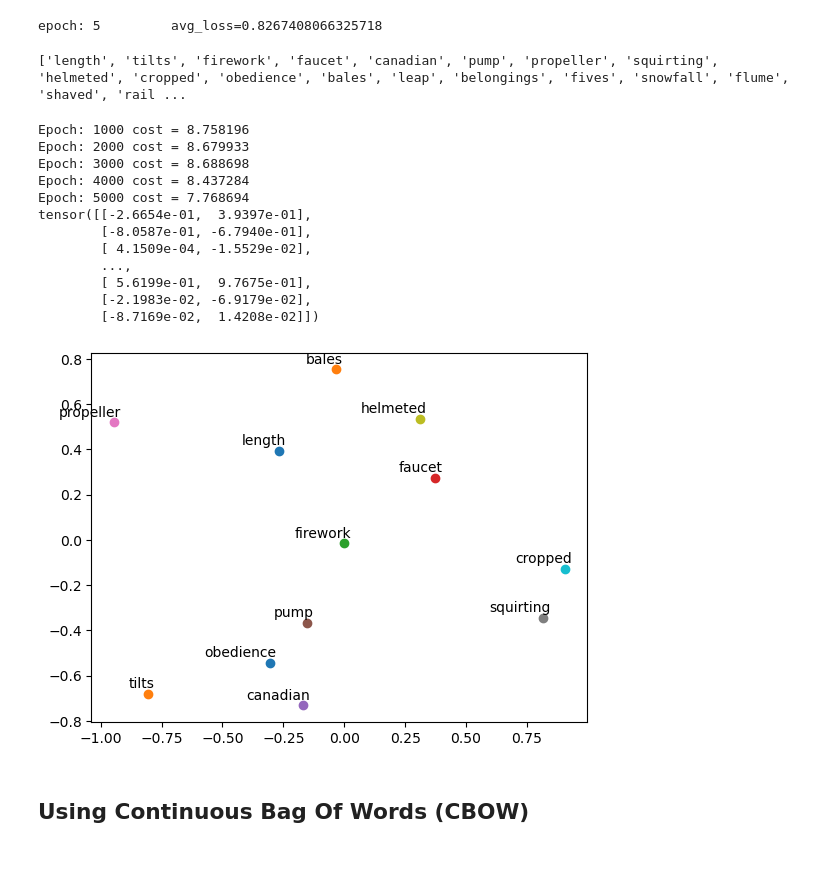
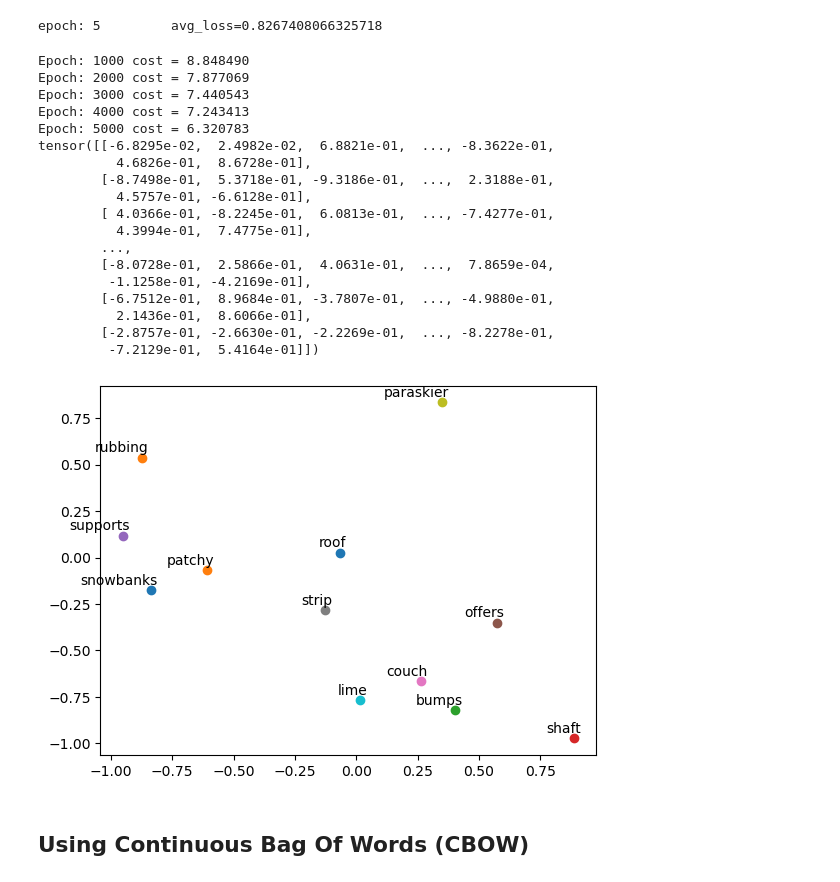
Before and after one commit to mohamednegm0/nlp-image-captioning-project, a Jupyter notebook: nlp_image_captioning_project.ipynb, the cells around one changed output. Cells and saved outputs as stored; diff of their text form; code cells hidden in the pictures.

```diff
--- a/nlp_image_captioning_project.ipynb
+++ b/nlp_image_captioning_project.ipynb
@@ -855,6 +855,10 @@ captions = []
 word_sequence=[]
 temp=[]
 for values in trainImgToCaptions.values():
+    for caption in values:
+        captions.append(caption)
+
+for values in testImgToCaptions.values():
     for caption in values:
         captions.append(caption)
 
@@ -872,28 +876,28 @@ dtype = torch.FloatTensor
 
 # build the vocabulary
 word_list = list(set(word_sequence))
-print(word_list)
+#print(word_list)
 word_dict = {w: i for i, w in enumerate(word_list)}
 #print(word_dict)
 
 # Word2Vec Parameter
-batch_size = 20  # To show 2 dim embedding graph
-embedding_size = 2  # To show 2 dim embedding graph
+batch_size = 20
+embedding_size = 32
 voc_size = len(word_list)
 
 # Make skip gram of one size window
 skip_grams = []
-for i in range(1, len(word_sequence) - 1):
+for i in range(1, len(word_sequence) - 3):
     input = word_dict[word_sequence[i]]
-    context = [word_dict[word_sequence[i - 1]], word_dict[word_sequence[i + 1]]]
+    context = [word_dict[word_sequence[i - 3]], word_dict[word_sequence[i + 3]]]
 
     for w in context:
         skip_grams.append([input, w])
 
 
 #plot some data
-skip_grams[:6]
-np.random.seed(172)
+#skip_grams[:6]
+#np.random.seed(172)
 
 def random_batch(data, size):
     random_inputs = []
@@ -907,7 +911,7 @@ def random_batch(data, size):
 
     return random_inputs, random_labels
 
-random_batch(skip_grams[:6], size=3)
+#random_batch(skip_grams[:6], size=3)
 
 # inputs: like , i, dog , context: i, dog, i
 
@@ -942,47 +946,52 @@ for epoch in range(5000):
     input_batch = torch.Tensor(input_batch)
     target_batch = torch.LongTensor(target_batch)
 
     optimizer.zero_grad()
     output = model(input_batch)
 
     loss = criterion(output, target_batch)
     if (epoch + 1)%1000 == 0:
         print('Epoch:', '%04d' % (epoch + 1), 'cost =', '{:.6f}'.format(loss))
 
     loss.backward()
     optimizer.step()
 
 # Learned W
 W, _= model.parameters()
 
 torch.save(model.state_dict(), 'skip_gram')
 
 print(W.detach())
 for i, word in enumerate(word_list):
     W, _= model.parameters()
     W = W.detach()
     x,y = float(W[i][0]), float(W[i][1])
     plt.scatter(x, y)
     plt.annotate(word, xy=(x, y), xytext=(5, 2), textcoords='offset points', ha='right', va='bottom')
     if i > 10:
         break
 
 plt.show()
 # %% [output]
-['length', 'tilts', 'firework', 'faucet', 'canadian', 'pump', 'propeller', 'squirting', 'helmeted', 'cropped', 'obedience', 'bales', 'leap', 'belongings', 'fives', 'snowfall', 'flume', 'shaved', 'rail ...
+Epoch: 1000 cost = 8.848490
+Epoch: 2000 cost = 7.877069
+Epoch: 3000 cost = 7.440543
+Epoch: 4000 cost = 7.243413
+Epoch: 5000 cost = 6.320783
+tensor([[-6.8295e-02,  2.4982e-02,  6.8821e-01,  ..., -8.3622e-01,
+          4.6826e-01,  8.6728e-01],
+        [-8.7498e-01,  5.3718e-01, -9.3186e-01,  ...,  2.3188e-01,
+          4.5757e-01, -6.6128e-01],
+        [ 4.0366e-01, -8.2245e-01,  6.0813e-01,  ..., -7.4277e-01,
+          4.3994e-01,  7.4775e-01],
+        ...,
+        [-8.0728e-01,  2.5866e-01,  4.0631e-01,  ...,  7.8659e-04,
+         -1.1258e-01, -4.2169e-01],
+        [-6.7512e-01,  8.9684e-01, -3.7807e-01,  ..., -4.9880e-01,
+          2.1436e-01,  8.6066e-01],
+        [-2.8757e-01, -2.6630e-01, -2.2269e-01,  ..., -8.2278e-01,
+         -7.2129e-01,  5.4164e-01]])
-Epoch: 1000 cost = 8.758196
-Epoch: 2000 cost = 8.679933
-Epoch: 3000 cost = 8.688698
-Epoch: 4000 cost = 8.437284
-Epoch: 5000 cost = 7.768694
-tensor([[-2.6654e-01,  3.9397e-01],
-        [-8.0587e-01, -6.7940e-01],
-        [ 4.1509e-04, -1.5529e-02],
-        ...,
-        [ 5.6199e-01,  9.7675e-01],
-        [-2.1983e-02, -6.9179e-02],
-        [-8.7169e-02,  1.4208e-02]])
-[figure, old version]
+[figure, new version]
 # %% [markdown]
 ## Using Continuous Bag Of Words (CBOW)
 # %%
```
Also changed, not shown: 3 other files.
